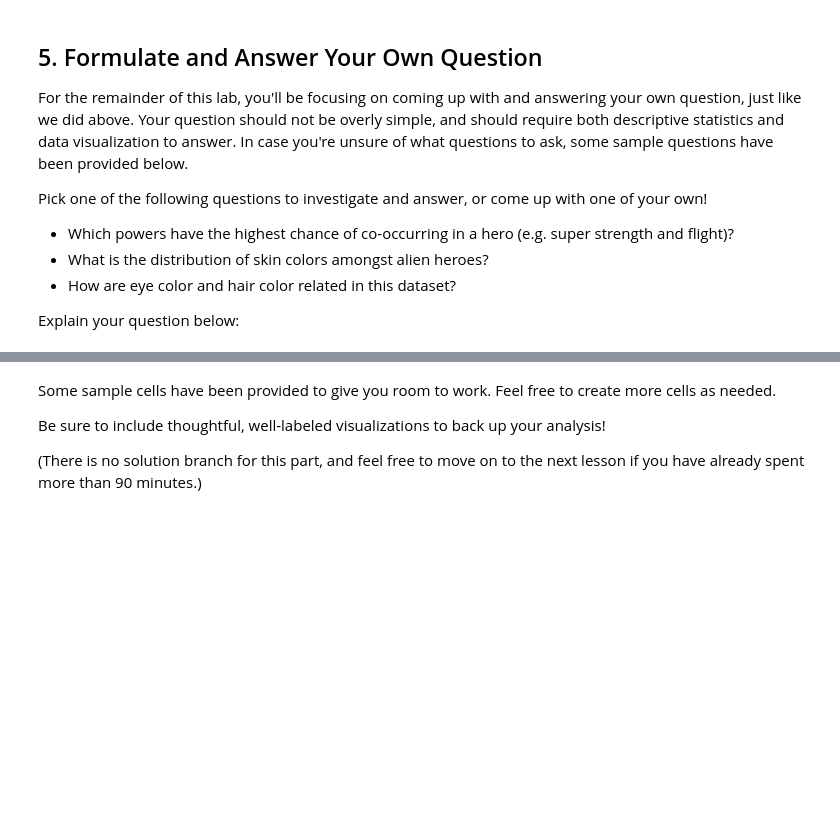
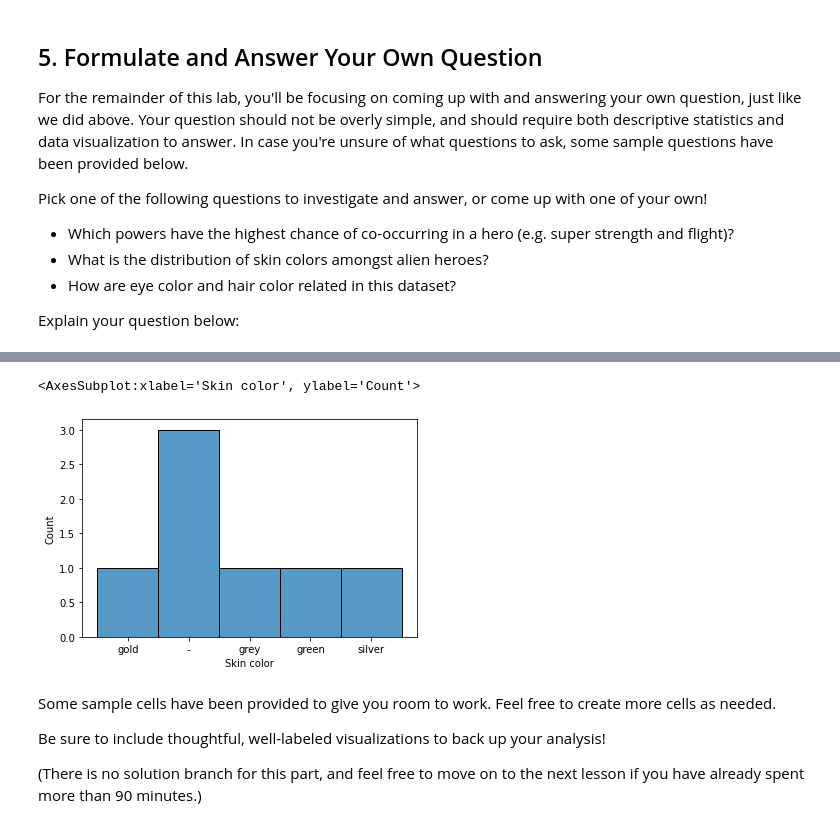
Before and after one commit to fredtush/dsc-pandas-data-cleaning-lab, a Jupyter notebook: index.ipynb, the cells around one changed output, grey strips where cells are left out. Cells and saved outputs as stored; diff of their text form; code cells hidden in the pictures; blank space fills up the shorter version.

```diff
--- a/index.ipynb
+++ b/index.ipynb
@@ -781,0 +784,4 @@ Explain your question below:
+# %%
+#created a new DataFrame with only two columns that I used: Skin color &  Race.
+skin = heroes_df[['Skin color', 'Race']]
+skin
@@ -781,0 +802,6 @@ Explain your question below:
+# %%
+#Dropped all rows that did not have Alien as the Race.
+#They were all useless for this task.
+#Made a new Dataframe with Alien superheroes and their skin colors.
+race = skin.loc[skin['Race'] == 'Alien']
+race
@@ -781,0 +817,6 @@ Explain your question below:
+# %%
+#Now to investigate the distribution of skin colors amongst alien heroes.
+sns.histplot(data=race, x="Skin color")
+# %% [output]
+<AxesSubplot:xlabel='Skin color', ylabel='Count'>
+[figure, added]
```
Also changed, not shown: parts of 4 cells of this notebook.
